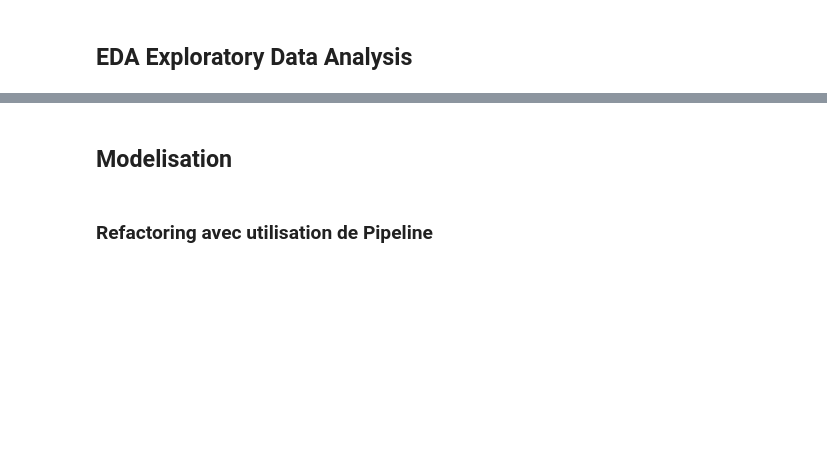
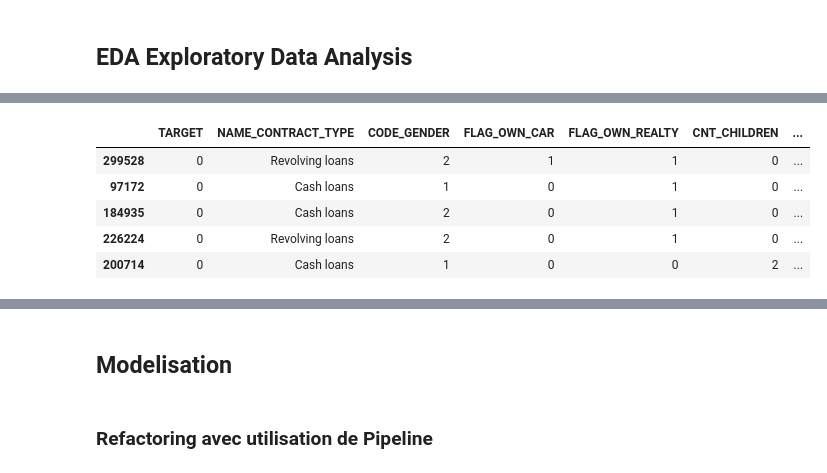
Before and after one commit to RudyGANEM/P7-ML, a Jupyter notebook: notebooks/20240606 Preprocessing.ipynb, the cells around one changed output, grey strips where cells are left out. Cells and saved outputs as stored; diff of their text form; code cells hidden in the pictures; blank space fills up the shorter version.

```diff
--- a/notebooks/20240606 Preprocessing.ipynb
+++ b/notebooks/20240606 Preprocessing.ipynb
@@ -91,17 +260,21 @@ df.TARGET.value_counts(normalize=True)
 # %%
-#Transformations
+# Transformations
 
-df.loc[df['CODE_GENDER'] == 'M', 'CODE_GENDER'] = 1
-df.loc[df['CODE_GENDER'] == 'F', 'CODE_GENDER'] = 2
-df.loc[df['CODE_GENDER'] == 'XNA', 'CODE_GENDER'] = 2
+df.loc[df["CODE_GENDER"] == "M", "CODE_GENDER"] = 1
+df.loc[df["CODE_GENDER"] == "F", "CODE_GENDER"] = 2
+df.loc[df["CODE_GENDER"] == "XNA", "CODE_GENDER"] = 2
+df.CODE_GENDER = df.CODE_GENDER.astype("int")
 
-df.loc[df['FLAG_OWN_CAR'] == 'Y', 'FLAG_OWN_CAR'] = 1
-df.loc[df['FLAG_OWN_CAR'] == 'N', 'FLAG_OWN_CAR'] = 0
 
-df.loc[df['FLAG_OWN_REALTY'] == 'Y', 'FLAG_OWN_REALTY'] = 1
-df.loc[df['FLAG_OWN_REALTY'] == 'N', 'FLAG_OWN_REALTY'] = 0
+df.loc[df["FLAG_OWN_CAR"] == "Y", "FLAG_OWN_CAR"] = 1
+df.loc[df["FLAG_OWN_CAR"] == "N", "FLAG_OWN_CAR"] = 0
+df.FLAG_OWN_CAR = df.FLAG_OWN_CAR.astype("int")
 
-df.DAYS_BIRTH = - df.DAYS_BIRTH / 365
-df.DAYS_EMPLOYED = - df.DAYS_EMPLOYED / 365
+df.loc[df["FLAG_OWN_REALTY"] == "Y", "FLAG_OWN_REALTY"] = 1
+df.loc[df["FLAG_OWN_REALTY"] == "N", "FLAG_OWN_REALTY"] = 0
+df.FLAG_OWN_REALTY = df.FLAG_OWN_REALTY.astype("int")
 
-df
+df.DAYS_BIRTH = -df.DAYS_BIRTH / 365
+df.DAYS_EMPLOYED = -df.DAYS_EMPLOYED / 365
+
+df.dtypes
@@ -110 +331,18 @@ df.isna().sum()
+# %%
+df["nan_EXT_SOURCE_1"] = df.EXT_SOURCE_1.isna().astype("int")
+df.drop(
+    columns=["ORGANIZATION_TYPE", "OCCUPATION_TYPE", "EXT_SOURCE_1"],
+    inplace=True,
+    errors="ignore",
+)
+
+
+df.head()
+# %% [output]
+|  | TARGET | NAME_CONTRACT_TYPE | CODE_GENDER | FLAG_OWN_CAR | FLAG_OWN_REALTY | CNT_CHILDREN | ... |
+| 299528 | 0 | Revolving loans | 2 | 1 | 1 | 0 | ... |
+| 97172 | 0 | Cash loans | 1 | 0 | 1 | 0 | ... |
+| 184935 | 0 | Cash loans | 2 | 0 | 1 | 0 | ... |
+| 226224 | 0 | Revolving loans | 2 | 0 | 1 | 0 | ... |
+| 200714 | 0 | Cash loans | 1 | 0 | 0 | 2 | ... |
 # %%
```
Also changed, not shown: parts of 28 cells of this notebook, 4 other files.
